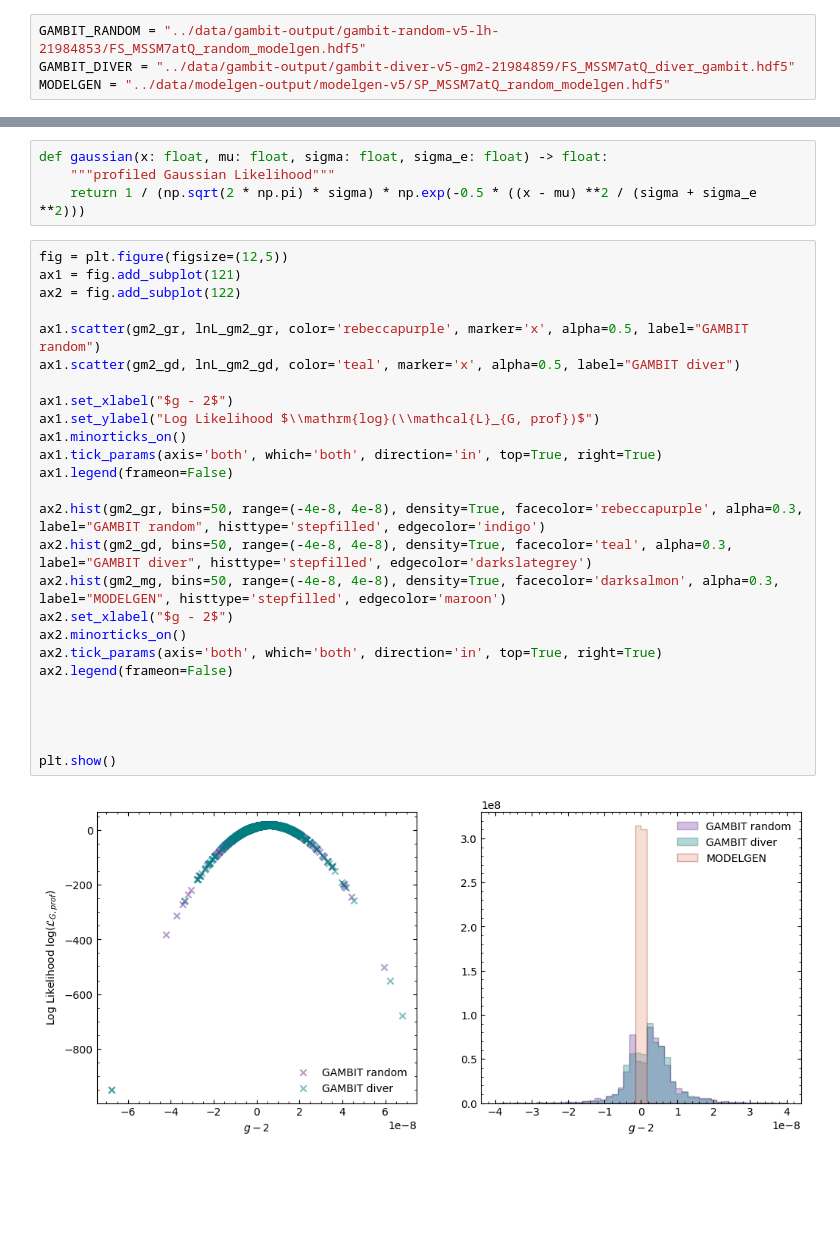
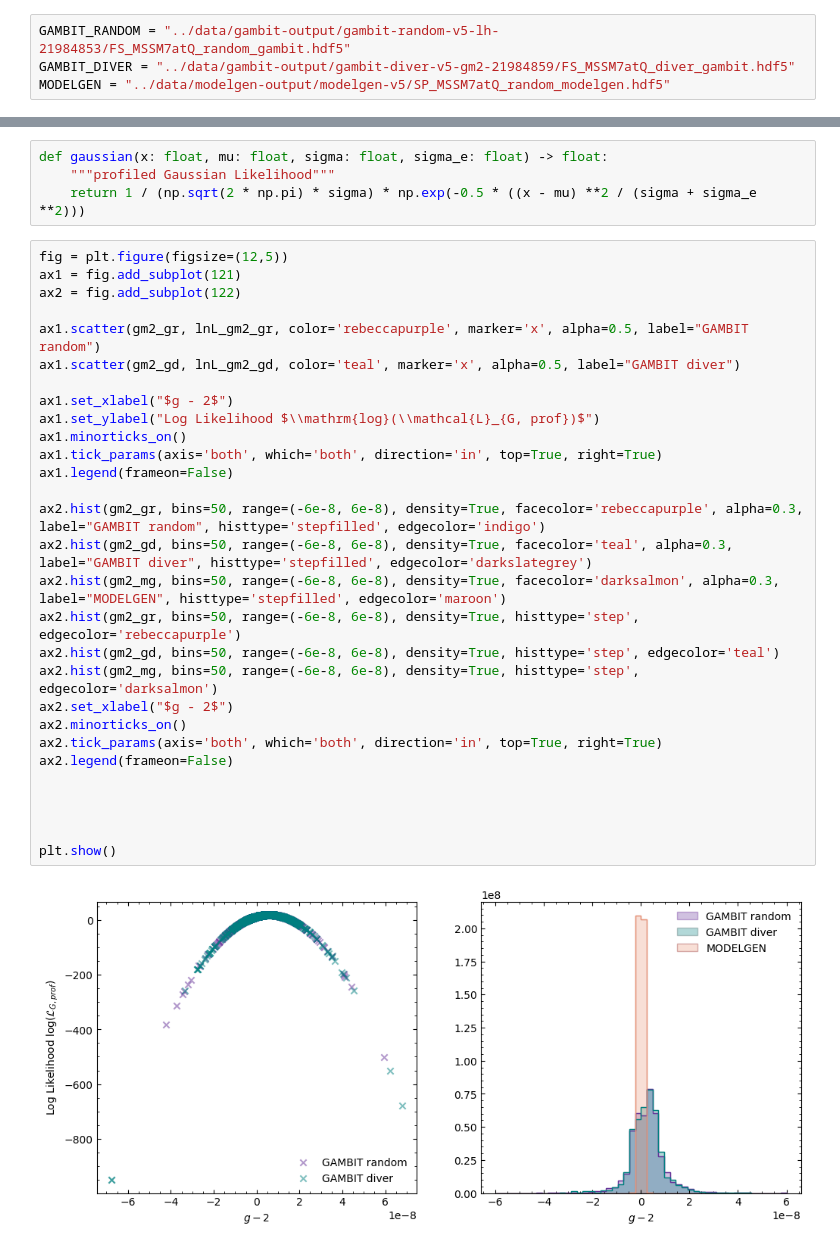
Before and after one commit to vallereichi/mssmscanning, a Jupyter notebook: MSSM/g-2.ipynb, the cells around one changed output, grey strips where cells are left out. Cells and saved outputs as stored; diff of their text form; blank space fills up the shorter version.

```diff
--- a/MSSM/g-2.ipynb
+++ b/MSSM/g-2.ipynb
@@ -4,7 +4,7 @@ import numpy as np
 import matplotlib.pyplot as plt
 plt.style.use('default')
 # %%
-GAMBIT_RANDOM = "../data/gambit-output/gambit-random-v5-lh-21984853/FS_MSSM7atQ_random_modelgen.hdf5"
+GAMBIT_RANDOM = "../data/gambit-output/gambit-random-v5-lh-21984853/FS_MSSM7atQ_random_gambit.hdf5"
 GAMBIT_DIVER = "../data/gambit-output/gambit-diver-v5-gm2-21984859/FS_MSSM7atQ_diver_gambit.hdf5"
 MODELGEN = "../data/modelgen-output/modelgen-v5/SP_MSSM7atQ_random_modelgen.hdf5"
 # %%
@@ -35,28 +35,31 @@ def gaussian(x: float, mu: float, sigma: float, sigma_e: float) -> float:
 # %%
 fig = plt.figure(figsize=(12,5))
 ax1 = fig.add_subplot(121)
 ax2 = fig.add_subplot(122)
 
 ax1.scatter(gm2_gr, lnL_gm2_gr, color='rebeccapurple', marker='x', alpha=0.5, label="GAMBIT random")
 ax1.scatter(gm2_gd, lnL_gm2_gd, color='teal', marker='x', alpha=0.5, label="GAMBIT diver")
 
 ax1.set_xlabel("$g - 2$")
 ax1.set_ylabel("Log Likelihood $\\mathrm{log}(\\mathcal{L}_{G, prof})$")
 ax1.minorticks_on()
 ax1.tick_params(axis='both', which='both', direction='in', top=True, right=True)
 ax1.legend(frameon=False)
 
-ax2.hist(gm2_gr, bins=50, range=(-4e-8, 4e-8), density=True, facecolor='rebeccapurple', alpha=0.3, label="GAMBIT random", histtype='stepfilled', edgecolor='indigo')
-ax2.hist(gm2_gd, bins=50, range=(-4e-8, 4e-8), density=True, facecolor='teal', alpha=0.3, label="GAMBIT diver", histtype='stepfilled', edgecolor='darkslategrey')
-ax2.hist(gm2_mg, bins=50, range=(-4e-8, 4e-8), density=True, facecolor='darksalmon', alpha=0.3, label="MODELGEN", histtype='stepfilled', edgecolor='maroon')
+ax2.hist(gm2_gr, bins=50, range=(-6e-8, 6e-8), density=True, facecolor='rebeccapurple', alpha=0.3, label="GAMBIT random", histtype='stepfilled', edgecolor='indigo')
+ax2.hist(gm2_gd, bins=50, range=(-6e-8, 6e-8), density=True, facecolor='teal', alpha=0.3, label="GAMBIT diver", histtype='stepfilled', edgecolor='darkslategrey')
+ax2.hist(gm2_mg, bins=50, range=(-6e-8, 6e-8), density=True, facecolor='darksalmon', alpha=0.3, label="MODELGEN", histtype='stepfilled', edgecolor='maroon')
+ax2.hist(gm2_gr, bins=50, range=(-6e-8, 6e-8), density=True, histtype='step', edgecolor='rebeccapurple')
+ax2.hist(gm2_gd, bins=50, range=(-6e-8, 6e-8), density=True, histtype='step', edgecolor='teal')
+ax2.hist(gm2_mg, bins=50, range=(-6e-8, 6e-8), density=True, histtype='step', edgecolor='darksalmon')
 ax2.set_xlabel("$g - 2$")
 ax2.minorticks_on()
 ax2.tick_params(axis='both', which='both', direction='in', top=True, right=True)
 ax2.legend(frameon=False)
 
 
 
 
 plt.show()
 # %% [output]
-[figure, old version]
+[figure, new version]
```
